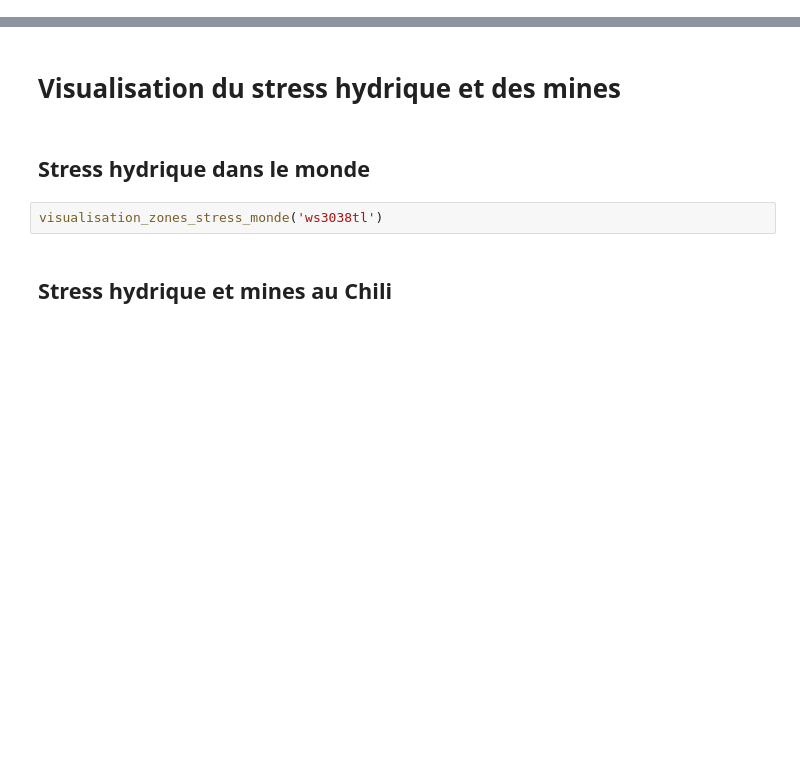
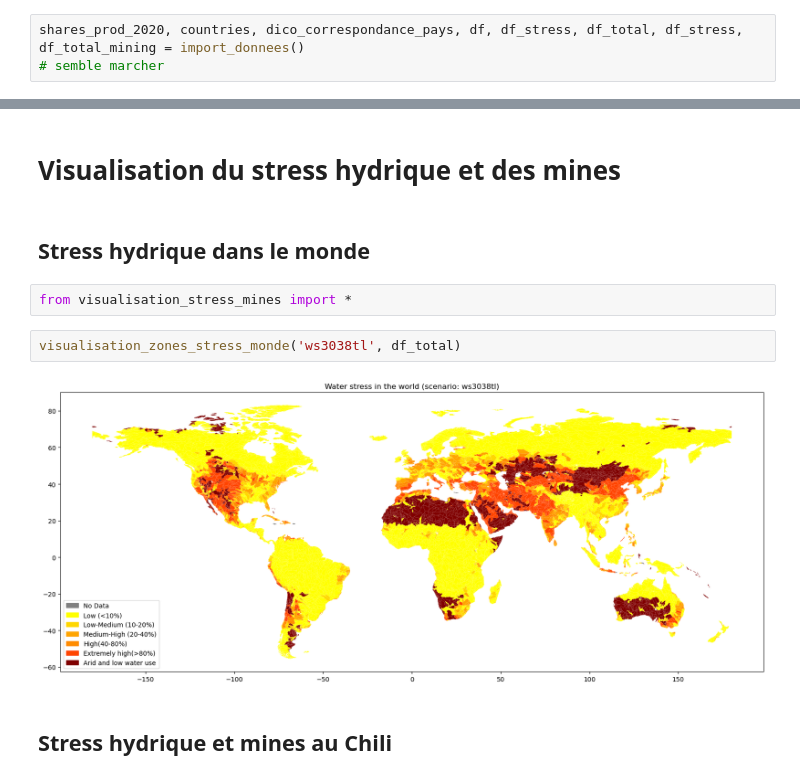
Before and after one commit to Suzie14/Mines, a Jupyter notebook: Main.ipynb, the cells around one changed output, grey strips where cells are left out. Cells and saved outputs as stored; diff of their text form; blank space fills up the shorter version.

Commit message:
Version avec import fonctions import + visualisation

```diff
--- a/Main.ipynb
+++ b/Main.ipynb
@@ -47,0 +30,3 @@ NameError: name 'import_donnees' is not defined
+# %%
+shares_prod_2020, countries, dico_correspondance_pays, df, df_stress, df_total, df_stress, df_total_mining = import_donnees()
+# semble marcher
@@ -65,8 +48,12 @@ NameError: name 'pd' is not defined
 # Visualisation du stress hydrique et des mines
 # %% [markdown]
 ## Stress hydrique dans le monde
+# %%
+from visualisation_stress_mines import *
 # %%
-visualisation_zones_stress_monde('ws3038tl')
+visualisation_zones_stress_monde('ws3038tl', df_total)
+# %% [output]
+[figure, added]
 # %% [markdown]
 ## Stress hydrique et mines au Chili
 # %%
```
Also changed, not shown: parts of 16 cells of this notebook.
